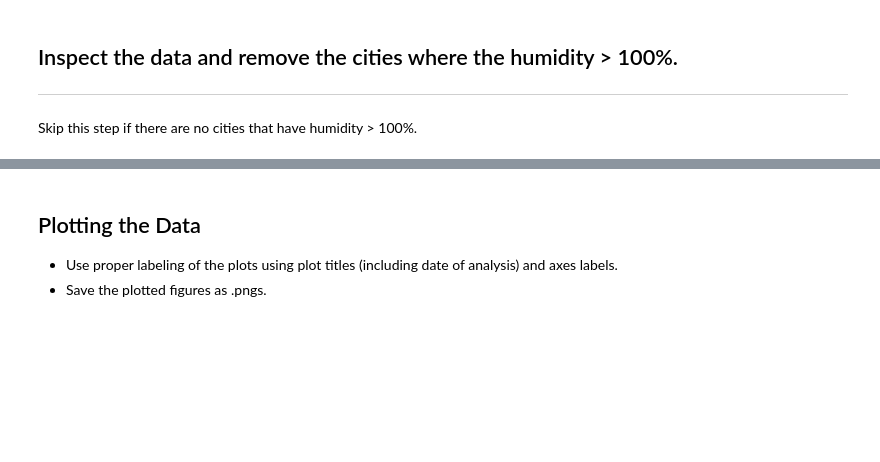
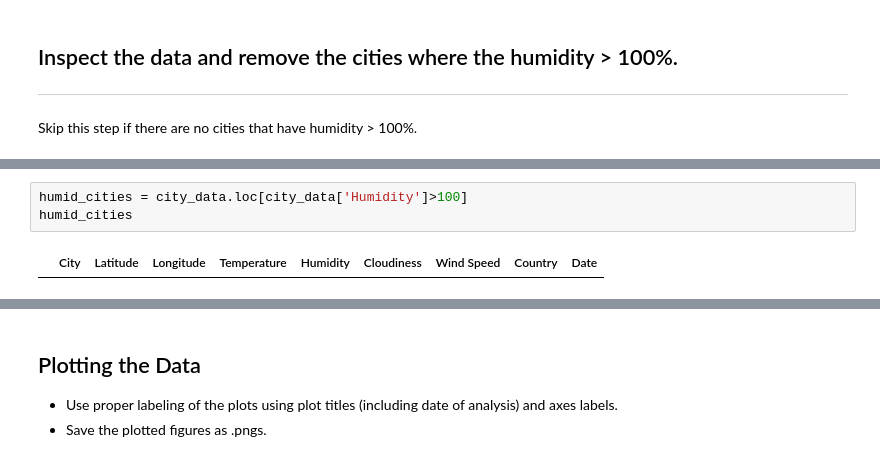
Before and after one commit to JeniLam/Python_API_Challenge, a Jupyter notebook: WeatherPy/WeatherPy.ipynb, the cells around one changed output, grey strips where cells are left out. Drawn from its saved outputs; the diff is of its cells as text; blank space fills up the shorter version.

```diff
--- a/WeatherPy/WeatherPy.ipynb
+++ b/WeatherPy/WeatherPy.ipynb
@@ -220,0 +199,5 @@ Int64Index([], dtype='int64')
+# %%
+humid_cities = city_data.loc[city_data['Humidity']>100]
+humid_cities
+# %% [output]
+|  | City | Latitude | Longitude | Temperature | Humidity | Cloudiness | Wind Speed | Country | Date |
```
Also changed, not shown: parts of 7 cells of this notebook.
